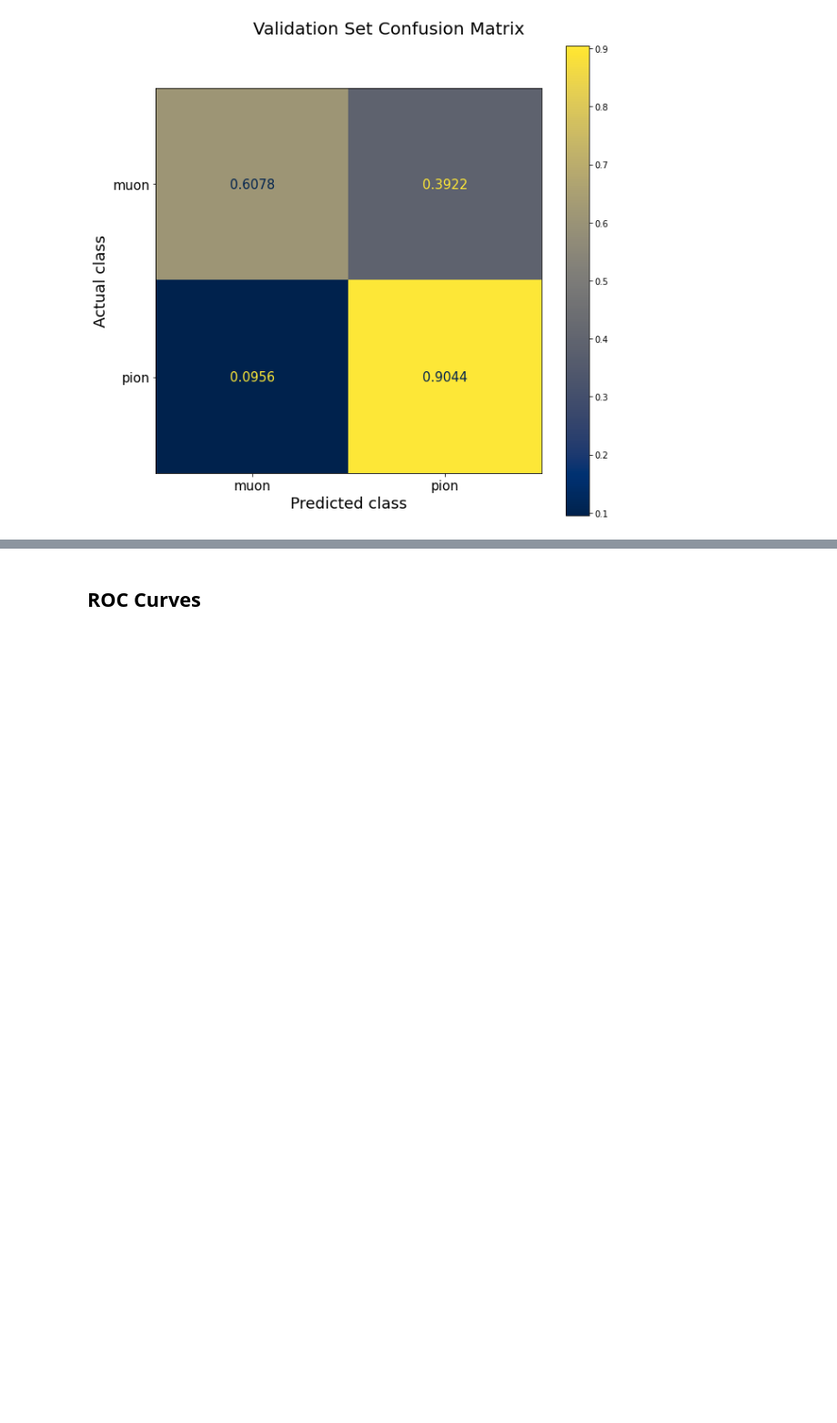
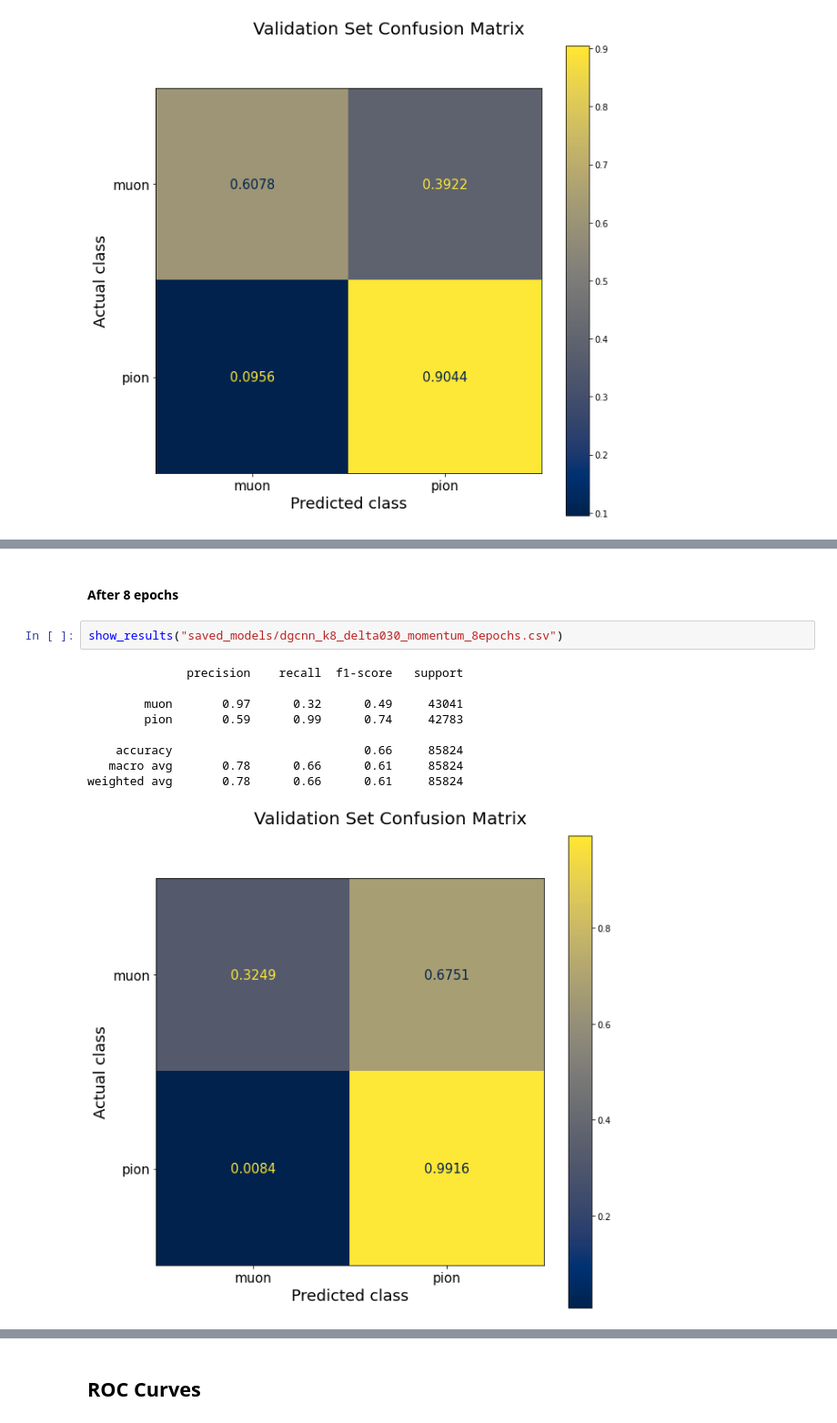
Before and after one commit to TRIUMF-Capstone2022/richai, a Jupyter notebook: notebooks/DGCNN metrics.ipynb, the cells around one changed output, grey strips where cells are left out. Shown at 91% size. Cells and saved outputs as stored; diff of their text form; blank space fills up the shorter version.

```diff
--- a/notebooks/DGCNN metrics.ipynb
+++ b/notebooks/DGCNN metrics.ipynb
@@ -134,0 +157,14 @@ weighted avg       0.78      0.76      0.75     85824
+# %% [markdown]
+#### After 8 epochs
+# %%
+show_results("saved_models/dgcnn_k8_delta030_momentum_8epochs.csv")
+# %% [output]
+              precision    recall  f1-score   support
+
+        muon       0.97      0.32      0.49     43041
+        pion       0.59      0.99      0.74     42783
+
+    accuracy                           0.66     85824
+   macro avg       0.78      0.66      0.61     85824
+weighted avg       0.78      0.66      0.61     85824
+[figure, added]
```
Also changed, not shown: parts of 10 cells of this notebook.
